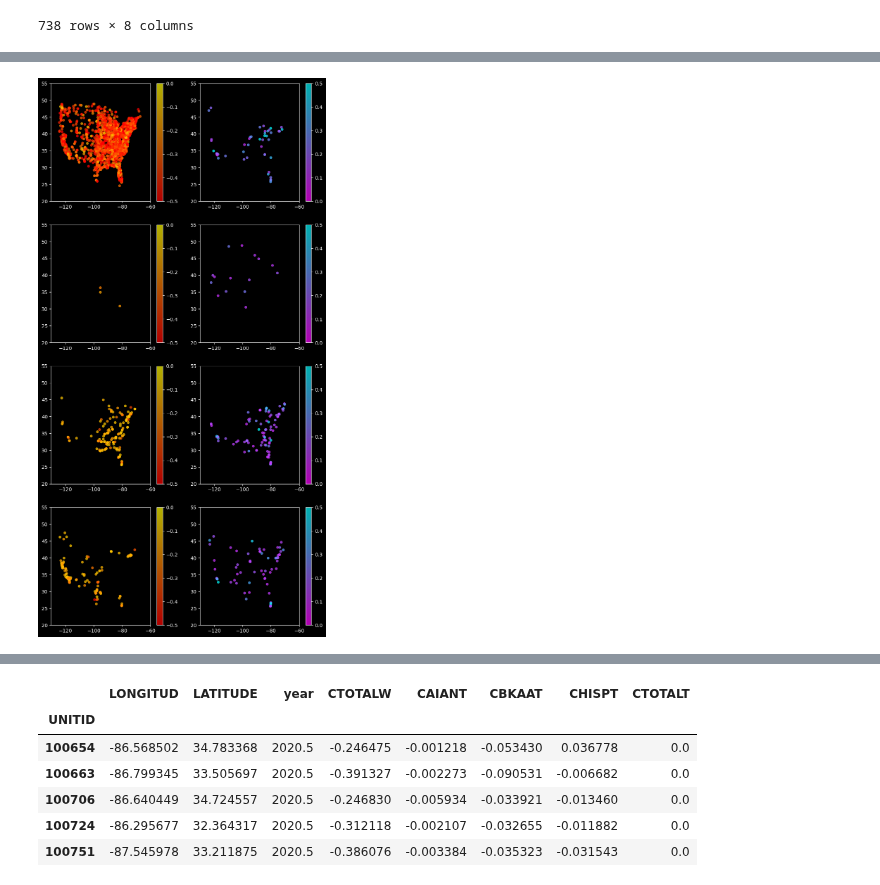
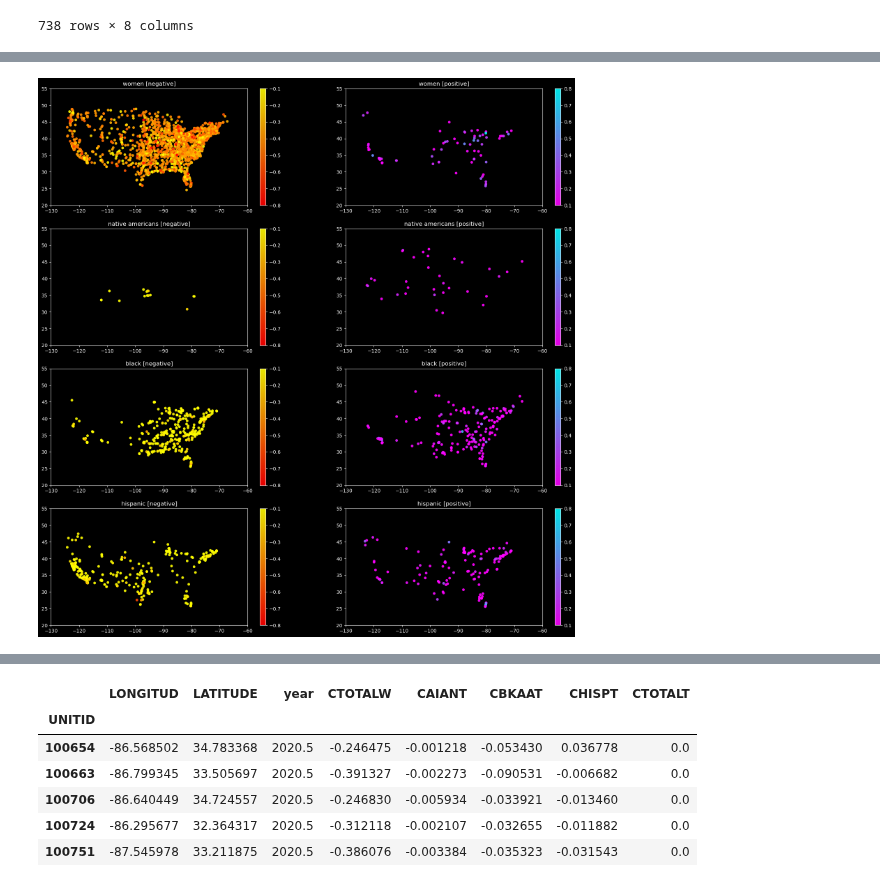
Before and after one commit to jmasontaylor/Education, a Jupyter notebook: src/Regional Rankings/Regional Difference Mapping.ipynb, the cells around one changed output, grey strips where cells are left out. Drawn from its saved outputs; the diff is of its cells as text; code cells hidden in the pictures.

```diff
--- a/src/Regional Rankings/Regional Difference Mapping.ipynb
+++ b/src/Regional Rankings/Regional Difference Mapping.ipynb
@@ -216,28 +186,39 @@ all_averages = regional_difference_mapping2(2008, 2021)
 # %%
 all_averages = all_averages.dropna()
 
 # all_averages.head()
-fig, axs = plt.subplots(4, 2, figsize = (10, 20))
+fig, axs = plt.subplots(4, 2, figsize = (20, 20))
 demo_cols = all_averages.columns[-5:-1]
+labels = ['women', 'native americans', 'black', 'hispanic']
 for i, col in enumerate(demo_cols):
-    neg = all_averages[all_averages[col] < -0.1]
-    pos = all_averages[all_averages[col] > 0.1]
-    plot = axs[i][0].scatter(neg['LONGITUD'], neg['LATITUDE'], c=neg[col], cmap='autumn', s=20, vmin=-0.5, vmax=-0,\
-         alpha = 0.7)
+    neg = all_averages[all_averages[col] < -0.05]
+    pos = all_averages[all_averages[col] > 0.05]
+    plot = axs[i][0].scatter(neg['LONGITUD'], neg['LATITUDE'], c=neg[col], cmap='autumn', s=20, vmin=-0.8, vmax=-0.1,\
+         alpha = 0.9)
+    # if i == 0:
+    #         fig.suptitle('women')
+    # elif i == 1:
+    #         fig.suptitle('native american')
+    #     elif i == 2:
+    #         fig.suptitle('black')
+    #     else:
+    #         fig.suptitle('hispanic')
     plt.colorbar(plot, ax=axs[i][0])
 
-    plot = axs[i][1].scatter(pos['LONGITUD'], pos['LATITUDE'], c=pos[col], cmap='cool_r', s=20, vmin=0, vmax=0.5, \
-        alpha = 0.7)
+    plot = axs[i][1].scatter(pos['LONGITUD'], pos['LATITUDE'], c=pos[col], cmap='cool_r', s=20, vmin=0.1, vmax=0.8, \
+        alpha = 0.9)
     plt.colorbar(plot, ax=axs[i][1])
     #plt.(-1, 1)
     axs[i][0].set_xlim(-130, -60)
     axs[i][1].set_xlim(-130, -60)
     axs[i][0].set_ylim(20, 55)
     axs[i][1].set_ylim(20, 55)
 
-#plt.style.use('dark_background')
+    axs[i][0].set_title('%s [negative]' % labels[i])
+    axs[i][1].set_title('%s [positive]' % labels[i])
+plt.style.use('dark_background')
 # %% [output]
-[figure, old version]
+[figure, new version]
 # %%
 regional_difference_mapping(2021, 2021)
 # %% [output]
```
Also changed, not shown: parts of 6 cells of this notebook, 1 other file.
